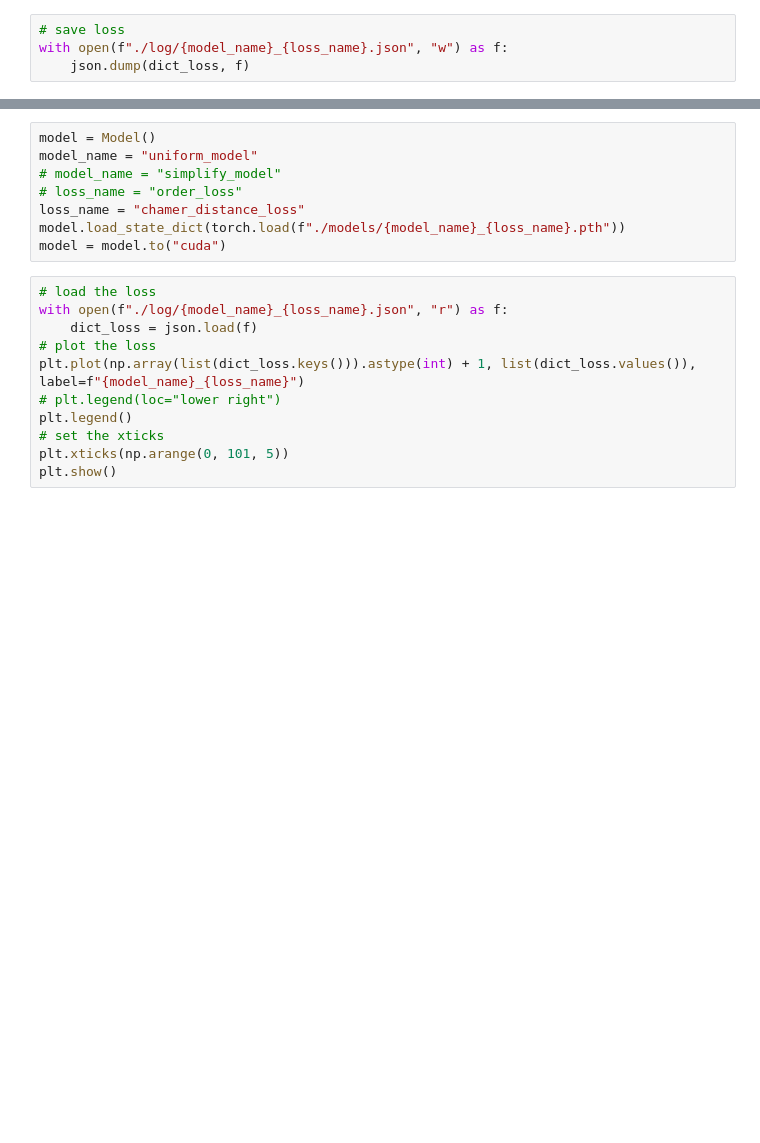
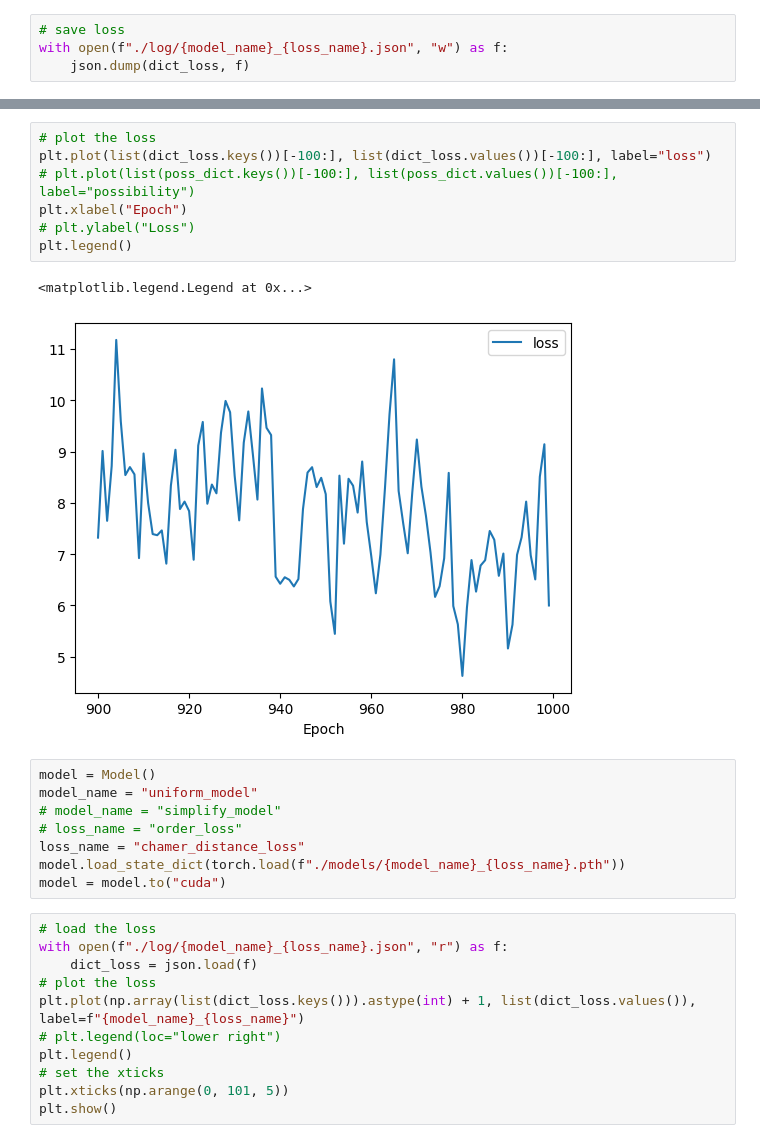
Before and after one commit to wcbup/VOS_boundary_tracking, a Jupyter notebook: train.ipynb, the cells around one changed output, grey strips where cells are left out. Saved outputs shown, nothing was run; the diff lists cells and outputs as text; blank space fills up the shorter version.

```diff
--- a/train.ipynb
+++ b/train.ipynb
@@ -187,3 +195,13 @@ plt.plot(list(dict_loss.keys()), list(dict_loss.values()))
+# %%
+# plot the loss
+plt.plot(list(dict_loss.keys())[-100:], list(dict_loss.values())[-100:], label="loss")
+# plt.plot(list(poss_dict.keys())[-100:], list(poss_dict.values())[-100:], label="possibility")
+plt.xlabel("Epoch")
+# plt.ylabel("Loss")
+plt.legend()
+# %% [output]
+<matplotlib.legend.Legend at 0x...>
+[figure, added]
 # %%
 model = Model()
 model_name = "uniform_model"
```
Also changed, not shown: parts of 13 cells of this notebook, 2 other files.
